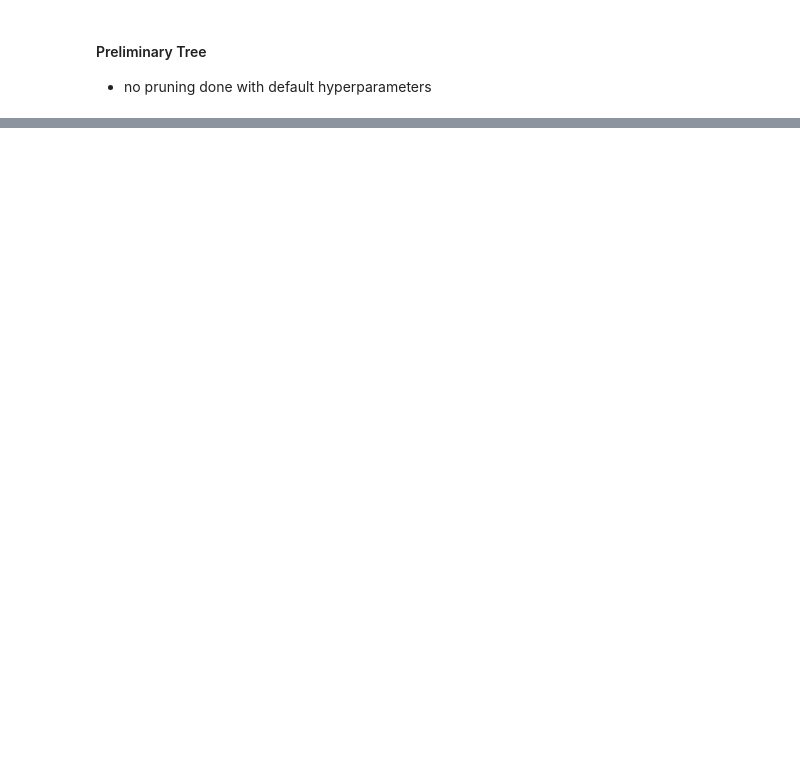
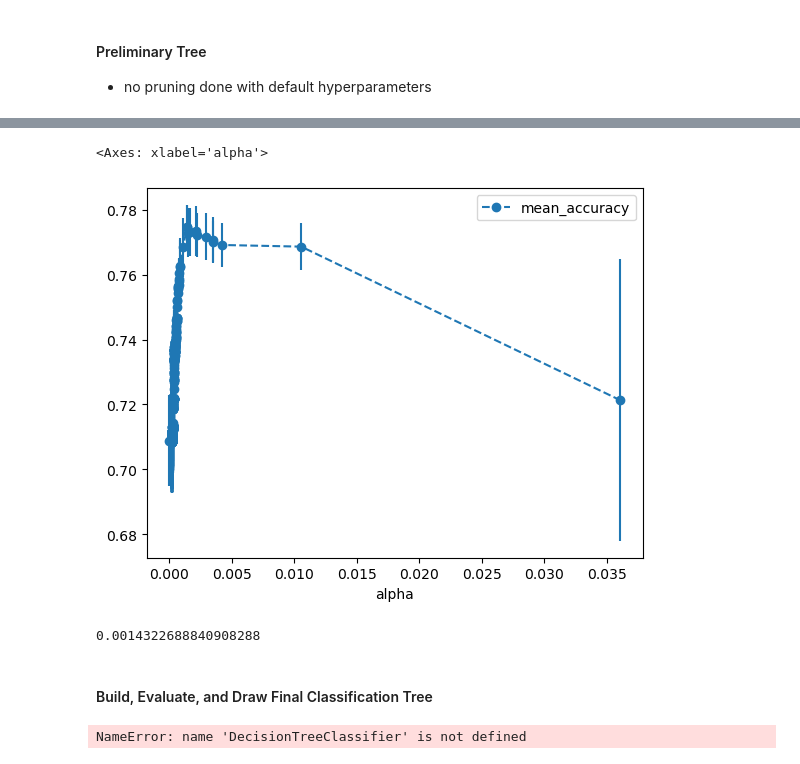
Before and after one commit to 04AJ/vocational-rehab, a Jupyter notebook: notebook.ipynb, the cells around one changed output, grey strips where cells are left out. Saved outputs shown, nothing was run; the diff lists cells and outputs as text; code cells hidden in the pictures; blank space fills up the shorter version.

Commit message:
pruned decision tree

```diff
--- a/notebook.ipynb
+++ b/notebook.ipynb
@@ -282,0 +296,56 @@ weighted avg       0.67      0.67      0.67       984
+# %%
+path = clf.cost_complexity_pruning_path(X_train, y_train)
+ccp_alphas = path.ccp_alphas
+ccp_alphas = ccp_alphas[:-1] # exclude maximum value for alpha because it is a trivial case
+
+# array to store results of each fold during cross validation
+alpha_loop_values = []
+
+# For each candidate for alpha, run a 5-fold cross validation and store the mean, std, and accuracy in alpha_loop_variables
+for ccp_alpha in ccp_alphas:
+    clf_dt = DecisionTreeClassifier(random_state=0, ccp_alpha=ccp_alpha)
+    scores = cross_val_score(clf_dt, X_train, y_train, cv=5)
+    alpha_loop_values.append([ccp_alpha, np.mean(scores), np.std(scores)])
+
+# graph means and std of scores for each alpha value
+alpha_results = pd.DataFrame(alpha_loop_values, columns=['alpha', 'mean_accuracy', 'std'])
+
+alpha_results.plot(x='alpha',
+                   y='mean_accuracy',
+                   yerr='std',
+                   marker='o',
+                   linestyle='--')
+# %% [output]
+<Axes: xlabel='alpha'>
+[figure, added]
+# %%
+ideal_ccp_alpha = alpha_results[
+    (alpha_results['alpha'] > 0.001) & (alpha_results['alpha'] < 0.005)
+].sort_values('mean_accuracy', ascending=False).iloc[0]['alpha']
+
+ideal_ccp_alpha
+# %% [output]
+0.0014322688840908288
+# %% [markdown]
+#### Build, Evaluate, and Draw Final Classification Tree
+# %%
+clf_dt_pruned = DecisionTreeClassifier(random_state=42,
+                                       ccp_alpha=ideal_ccp_alpha)
+clf_dt_pruned = clf_dt_pruned.fit(X_train, y_train)
+
+y_pred = clf_dt_pruned.predict(X_test)
+new_cm = confusion_matrix(y_test, y_pred, labels=clf_dt_pruned.classes_)
+disp = ConfusionMatrixDisplay(confusion_matrix=new_cm, display_labels=clf_dt_pruned.classes_)
+disp.plot()
+print(classification_report(y_test, y_pred))
+
+# Plot the pruned tree
+plt.figure(figsize=(15, 7.5))
+plot_tree(clf_dt_pruned,
+          filled=True,
+          rounded=True,
+          class_names=["Unemployed", "Employed"],
+          feature_names=x_var.columns,
+        )
+# %% [output]
+NameError: name 'DecisionTreeClassifier' is not defined
```
Also changed, not shown: parts of 7 cells of this notebook, 4 other files.
